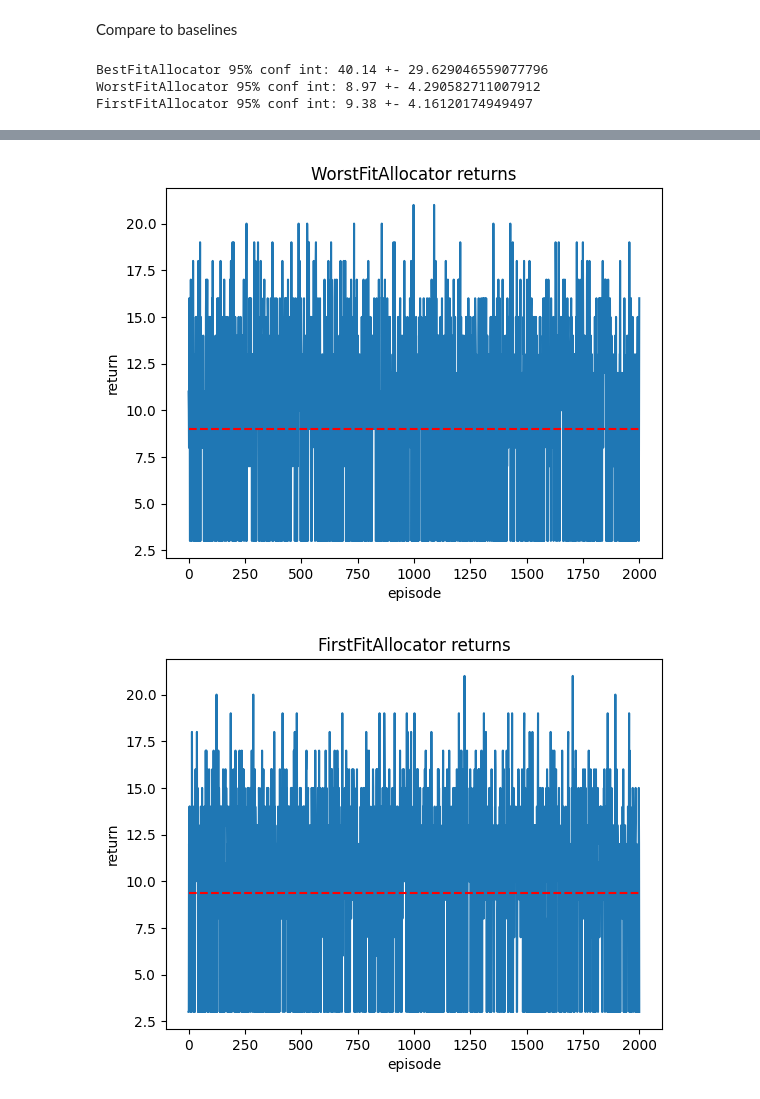
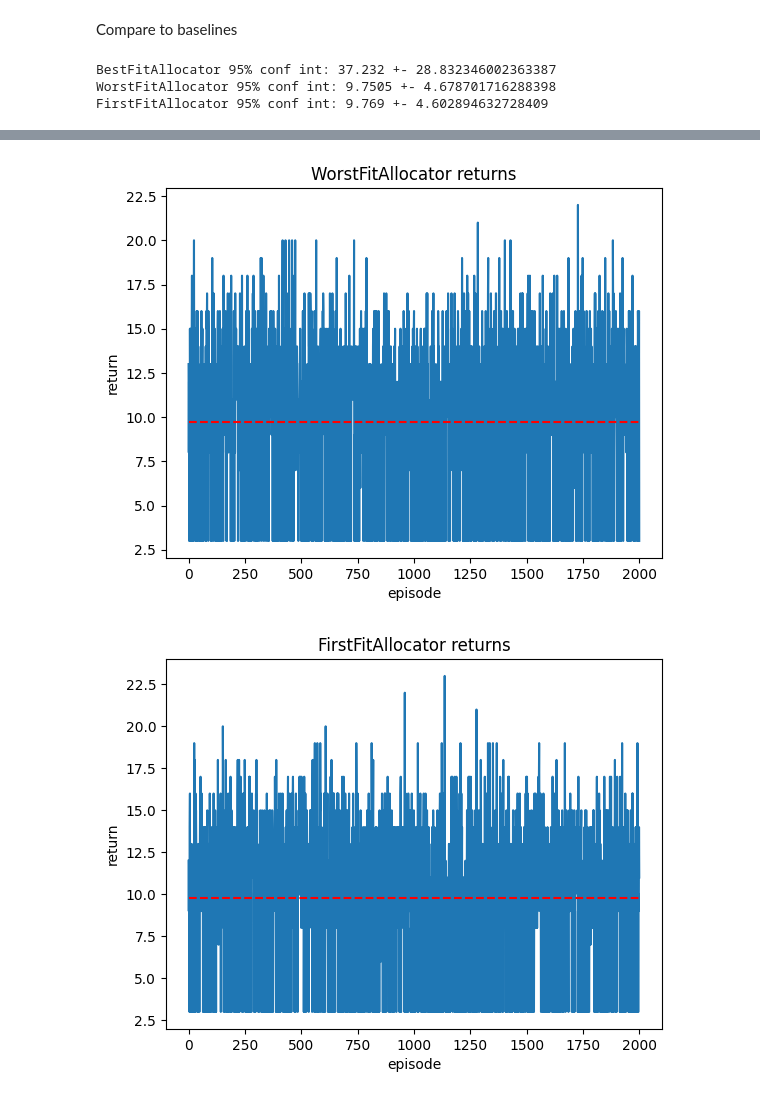
Before and after one commit to curry2736/rl-malloc, a Jupyter notebook: test_pol.ipynb, the cells around one changed output, grey strips where cells are left out. Drawn from its saved outputs; the diff is of its cells as text; code cells hidden in the pictures.

```diff
--- a/test_pol.ipynb
+++ b/test_pol.ipynb
@@ -8,6 +8,7 @@ from environments.single_state_env import SingleStateEnv
 from tqdm import tqdm
 import matplotlib.pyplot as plt
 import numpy as np
+from collections import deque
 
 
 #Based on sutton and barto pseudo code
@@ -19,7 +20,8 @@ def semi_gradient_n_step_td(
     alpha:float,
     V:NNValueFn,
     num_episode:int,
-    evaluate:bool = False
+    evaluate:bool = False,
+    history_len=10,
 ):
     """
     implement n-step semi gradient TD for estimating v
@@ -47,24 +49,29 @@ def semi_gradient_n_step_td(
         rewards = []
         states = []
         losses = []
+        history = deque()
+        for i in range(history_len):
+            history.append((-1, -1)) #(free_or_alloc, mem_addr_or_amt)
         state,  done = env.reset()
         acc_r = 0.
-        states.append(state['pages'][0])
+        states.append((state['pages'][0], history))
         rewards.append(acc_r)
 
         action_count = [0] * 3
         while tau < cap_T:
             if t < cap_T:
                 rq = state["rq"]
+                history.popleft()
+                history.append(rq[0:2])
                 if rq[0] == 0:
                     state, r, done, = env.step([rq[0], rq[1]])
                 else:
-                    a = pi.action(state)
+                    a = pi.action(state, history)
                     action_idx = a[2]
                     action_count[action_idx] += 1
                     a = (a[0], a[1])
                     state, r, done,  = env.step(a)
-                states.append(state['pages'][0])
+                states.append((state['pages'][0], history))
                 rewards.append(r)
                 if done:
                     cap_T = t + 1
@@ -79,13 +86,13 @@ def semi_gradient_n_step_td(
                     i += 1
                 if tau + n < cap_T:
                     G = G + (gamma ** (n)) * V(states[tau + n])
-                    if np.array_equal(states[tau + n].bitmap, states[tau].bitmap):
+                    if np.array_equal(states[tau + n][0].bitmap, states[tau][0].bitmap):
                         print("EQUAL ARRAYS")
                 #print(f"episode {ep}: G = {G}")
                 losses.append(V.update(alpha, G, states[tau]))
                 #break
             t += 1
-        #print(f"episode {ep}: {sum(rewards)}")
+            #print(history)
         all_returns.append(sum(rewards))
         action_count_per_ep.append(action_count)
         losses_per_ep.append(np.mean(losses))
@@ -150,8 +221,8 @@ page_size = 50
 num_episodes = 2000
 env = SingleStateEnv(page_size=page_size, allocator="ff_bad")
 #V = NNValueFn(page_size)
-V = ConvNNValueFn(page_size)
-#V = LinearValueFn()
+#V = ConvNNValueFn(page_size)
+V = LinearValueFn()
 policy = NNFitPolicy(V)
 # %% [output]
 <class 'request_streams.ff_bad.FFBad'>
@@ -433,8 +305,8 @@ for allocator in allocators:
 # %%
 #plot returns
 for name, returns in all_returns.items():
-    avg = np.average(returns[-100:])
-    std = np.std(returns[-100:])
+    avg = np.average(returns)
+    std = np.std(returns)
     print(f"{name} 95% conf int: {avg} +- {std}")
     plt.figure()
     plt.plot(returns, label=name)
@@ -443,6 +315,6 @@ for name, returns in all_returns.items():
     plt.xlabel("episode")
     plt.ylabel("return")
 # %% [output]
-BestFitAllocator 95% conf int: 40.14 +- 29.629046559077796
-WorstFitAllocator 95% conf int: 8.97 +- 4.290582711007912
-FirstFitAllocator 95% conf int: 9.38 +- 4.16120174949497
+BestFitAllocator 95% conf int: 37.232 +- 28.832346002363387
+WorstFitAllocator 95% conf int: 9.7505 +- 4.678701716288398
+FirstFitAllocator 95% conf int: 9.769 +- 4.602894632728409
@@ -450,2 +322,2 @@ FirstFitAllocator 95% conf int: 9.38 +- 4.16120174949497
-[figure, old version]
+[figure, new version]
-[figure, old version]
+[figure, new version]
```
Also changed, not shown: parts of 7 cells of this notebook, 10 other files.
